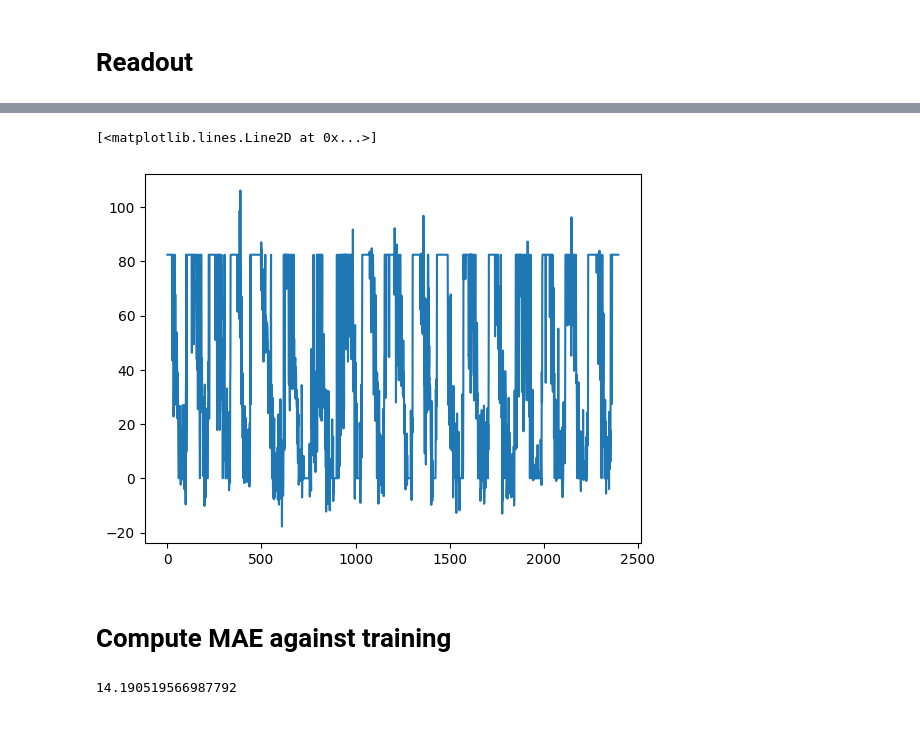
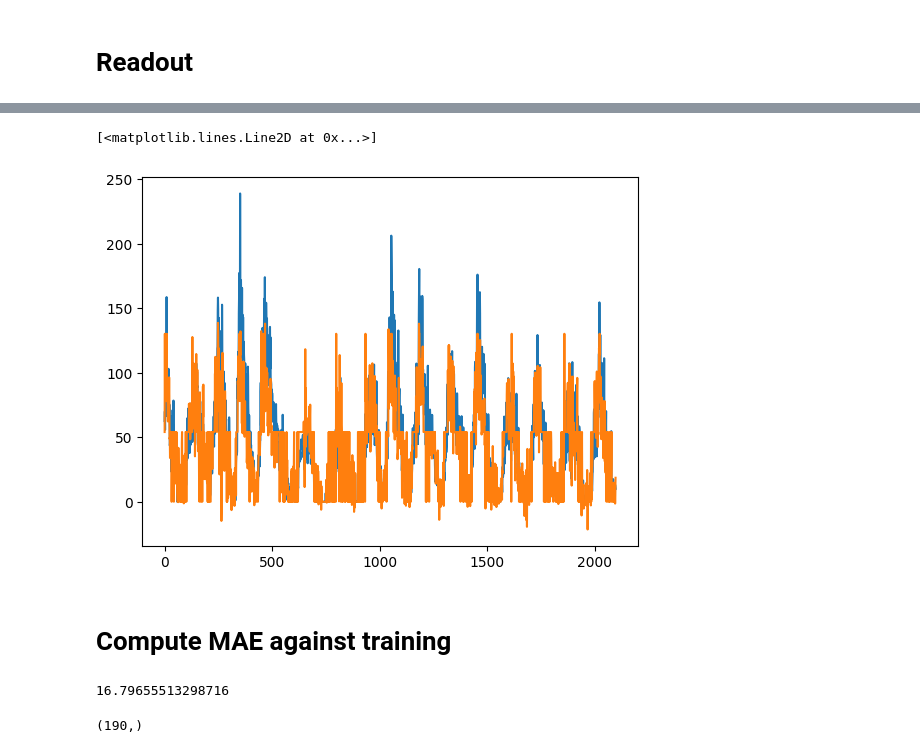
Before and after one commit to U-n-Own/UniversityNotes, a Jupyter notebook: Assignments/ComputationalNeuroscience/BonusTrack-LSM/LiquidStateMachines.ipynb, the cells around one changed output, grey strips where cells are left out. Saved outputs shown, nothing was run; the diff lists cells and outputs as text; code cells hidden in the pictures; blank space fills up the shorter version.

Commit message:
Liquid state machine trained with best MAE on valid: 24

```diff
--- a/Assignments/ComputationalNeuroscience/BonusTrack-LSM/LiquidStateMachines.ipynb
+++ b/Assignments/ComputationalNeuroscience/BonusTrack-LSM/LiquidStateMachines.ipynb
@@ -43,0 +73,4 @@ input_training, input_test = input_dataset[0][:2398], input_dataset[0][2398:]
+# %%
+# take 2098 to train, then 300 for validation and 500 for testing
+input_training, input_validation, input_testing = input_dataset[:2098], input_dataset[2098:2398], input_dataset[2398:2898]
+target_training, target_validation, target_testing = target_dataset[:2098], target_dataset[2098:2398], target_dataset[2398:2898]
@@ -49,13 +105,13 @@ input_training, input_test = input_dataset[0][:2398], input_dataset[0][2398:]
 # Divide train data in train and valid
 #train_data, valid_data = train_test_split(train_data, test_size=0.2, random_state=42)
 # %%
-def modified_lsm(input):
+def LiquidStateMachine(Ne, Ni, win_e, win_i, w_e, w_i, input=None):
     # Excitatory neurons    Inhibitory neurons
 
     #NOTE Ne is excitatory units and Ni is inhibitory units
     #NOTE a,b,c,d are parameters for those units
-    Ne = 800
-    Ni = 200
+    Ne = Ne
+    Ni = Ni
     re = np.random.rand(Ne)
     ri = np.random.rand(Ni)
     a = np.concatenate((0.02*np.ones(Ne), 0.02+0.08*ri))
@@ -69,13 +125,13 @@ def modified_lsm(input):
     #NOTE Matrix S couples the neurons with each others
 
     # scaling of input connections
-    win_e = 5
-    win_i = 2
+    win_e = win_e
+    win_i = win_i
     U = np.concatenate((win_e*np.ones(Ne), win_i*np.ones(Ni)))
 
     # scaling of recurrent connections
-    w_e = 0.5
-    w_i = 1
+    w_e = w_e
+    w_i = w_i
     S = np.concatenate((w_e*np.random.rand(Ne+Ni, Ne), -w_i*np.random.rand(Ne+Ni, Ni)), axis=1)
 
     v = -65*np.ones(Ne+Ni)  # Initial values of v
@@ -123,0 +176,5 @@ state_mat = np.array(states).T
+# %%
+
+#train_states, train_firings = LiquidStateMachine(Ne=400, Ni=600, win_e = 1.2, win_i = 1.5, w_e = 0.75, w_i = 0.9, input=input_training)
+
+train_states, train_firings = LiquidStateMachine(Ne=70, Ni=120, win_e = 1, win_i = 10, w_e = 0.75, w_i = 0.75, input=input_training)
@@ -124,22 +183,31 @@ state_mat = np.array(states).T
 # %%
 #train readout
-# convert to array
-Wout = input_training @ np.linalg.pinv(state_mat)
+
+
+
+state_mat = np.array(train_states).T
+
+Wout = target_training @ np.linalg.pinv(state_mat)
 
 trainOutput = Wout @ state_mat
 # %%
 #plot all the train output
 
+plt.plot(target_training)
 plt.plot(trainOutput)
 # %% [output]
 [<matplotlib.lines.Line2D at 0x...>]
-[figure, old version]
+[figure, new version]
 # %% [markdown]
 # Compute MAE against training
 # %%
 # compute mae of X and trainOutput
 
-metrics.mean_absolute_error(trainOutput, input_data)
+metrics.mean_absolute_error(mlpOutput, target_training)
 #metrics.mean_absolute_error(predicted, test)
 # %% [output]
-14.190519566987792
+16.79655513298716
+# %%
+Wout.shape
+# %% [output]
+(190,)
```
Also changed, not shown: parts of 19 cells of this notebook.
